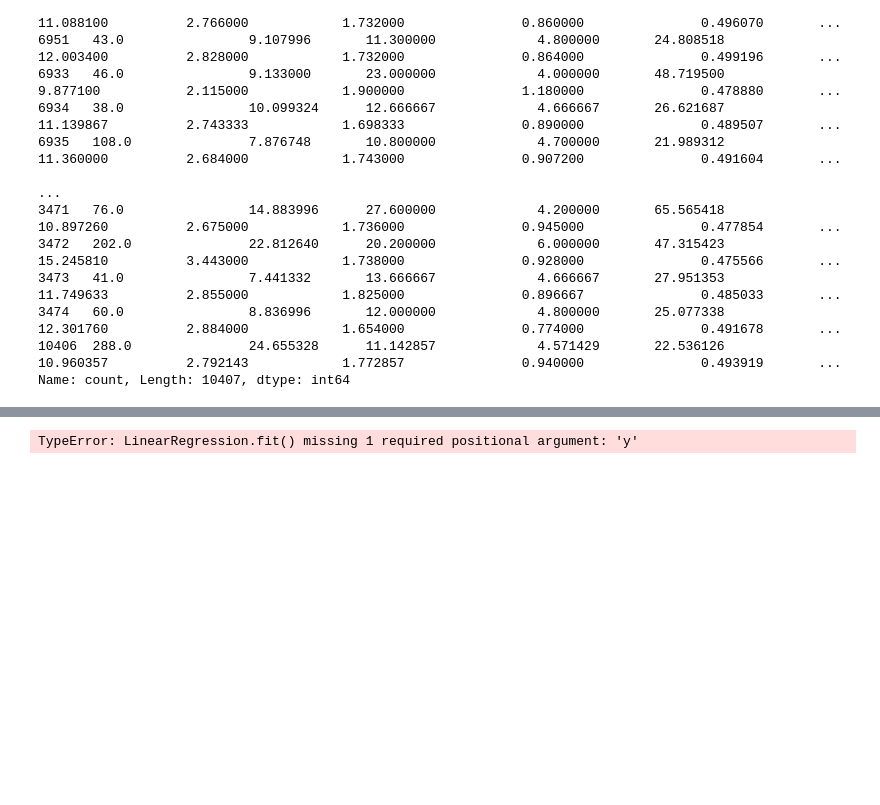
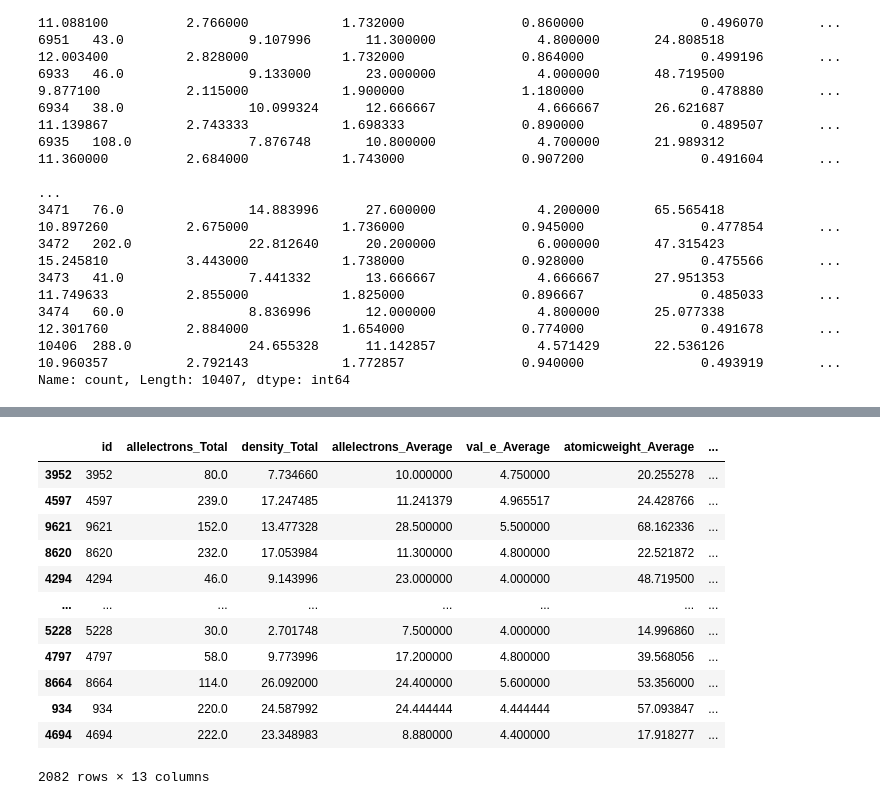
Before and after one commit to Shailsharma2604/code_sem4, a Jupyter notebook: class/M.L/project/main.ipynb, the cells around one changed output, grey strips where cells are left out. Drawn from its saved outputs; the diff is of its cells as text; code cells hidden in the pictures; blank space fills up the shorter version.

```diff
--- a/class/M.L/project/main.ipynb
+++ b/class/M.L/project/main.ipynb
@@ -192 +210,17 @@ df1_train,df1_test = train_test_split(df1,test_size=0.2,random_state=42)
+# %%
+df1_test
+# %% [output]
+|  | id | allelectrons_Total | density_Total | allelectrons_Average | val_e_Average | atomicweight_Average | ... |
+| 3952 | 3952 | 80.0 | 7.734660 | 10.000000 | 4.750000 | 20.255278 | ... |
+| 4597 | 4597 | 239.0 | 17.247485 | 11.241379 | 4.965517 | 24.428766 | ... |
+| 9621 | 9621 | 152.0 | 13.477328 | 28.500000 | 5.500000 | 68.162336 | ... |
+| 8620 | 8620 | 232.0 | 17.053984 | 11.300000 | 4.800000 | 22.521872 | ... |
+| 4294 | 4294 | 46.0 | 9.143996 | 23.000000 | 4.000000 | 48.719500 | ... |
+| ... | ... | ... | ... | ... | ... | ... | ... |
+| 5228 | 5228 | 30.0 | 2.701748 | 7.500000 | 4.000000 | 14.996860 | ... |
+| 4797 | 4797 | 58.0 | 9.773996 | 17.200000 | 4.800000 | 39.568056 | ... |
+| 8664 | 8664 | 114.0 | 26.092000 | 24.400000 | 5.600000 | 53.356000 | ... |
+| 934 | 934 | 220.0 | 24.587992 | 24.444444 | 4.444444 | 57.093847 | ... |
+| 4694 | 4694 | 222.0 | 23.348983 | 8.880000 | 4.400000 | 17.918277 | ... |
+2082 rows × 13 columns
 # %%
@@ -194,4 +227,0 @@ df1_L_R=LinearRegression()
-# %%
-df1_L_R.fit(df1_train,)
-# %% [output]
-TypeError: LinearRegression.fit() missing 1 required positional argument: 'y'
```
Also changed, not shown: parts of 16 cells of this notebook, 2 other files.
